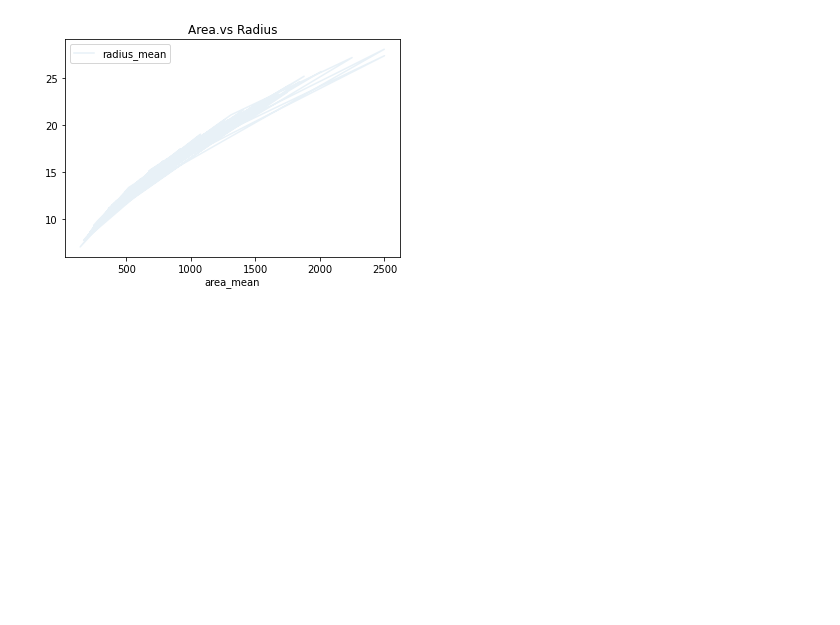
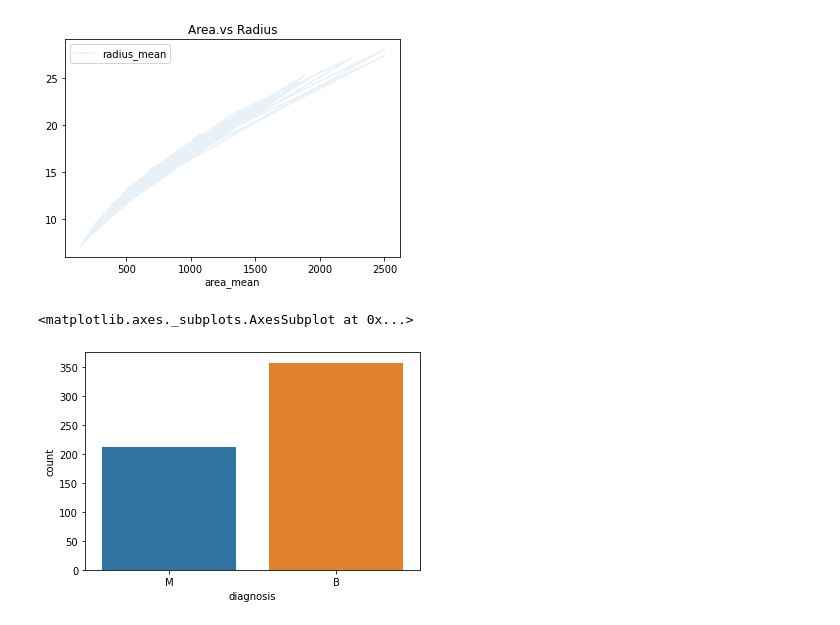
Before and after one commit to Huanwei-Z/demo, a Jupyter notebook: ICP_1.ipynb, the cells around one changed output. Cells and saved outputs as stored; diff of their text form; code cells hidden in the pictures; blank space fills up the shorter version.

```diff
--- a/ICP_1.ipynb
+++ b/ICP_1.ipynb
@@ -40,3 +60,8 @@ df.plot(kind="line",x = "area_mean",y = "radius_mean",alpha = 0.1,title = "Area.
 # %% [output]
 <matplotlib.axes._subplots.AxesSubplot at 0x...>
 [figure]
+# %%
+sns.countplot(df['diagnosis'],label='count')
+# %% [output]
+<matplotlib.axes._subplots.AxesSubplot at 0x...>
+[figure, added]
```
Also changed, not shown: parts of 2 cells of this notebook.
